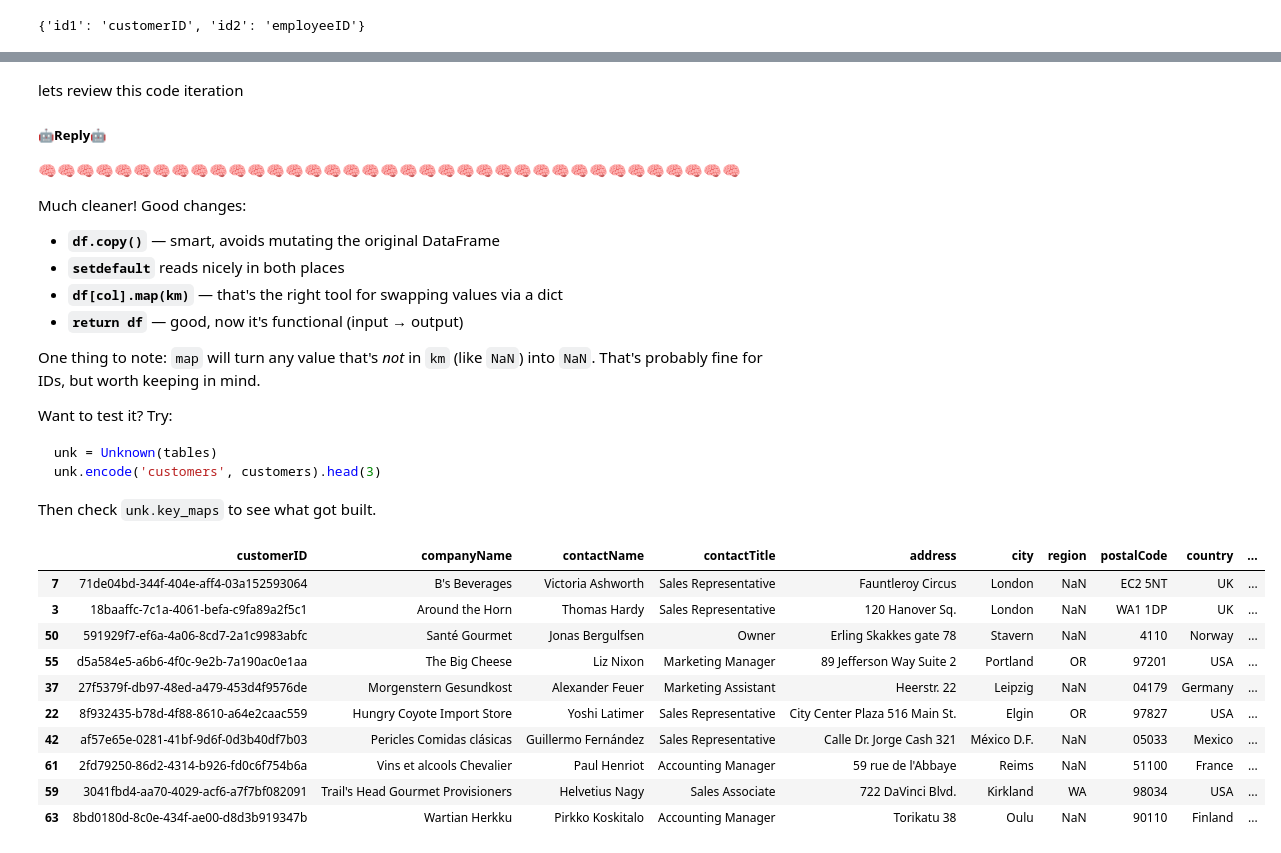
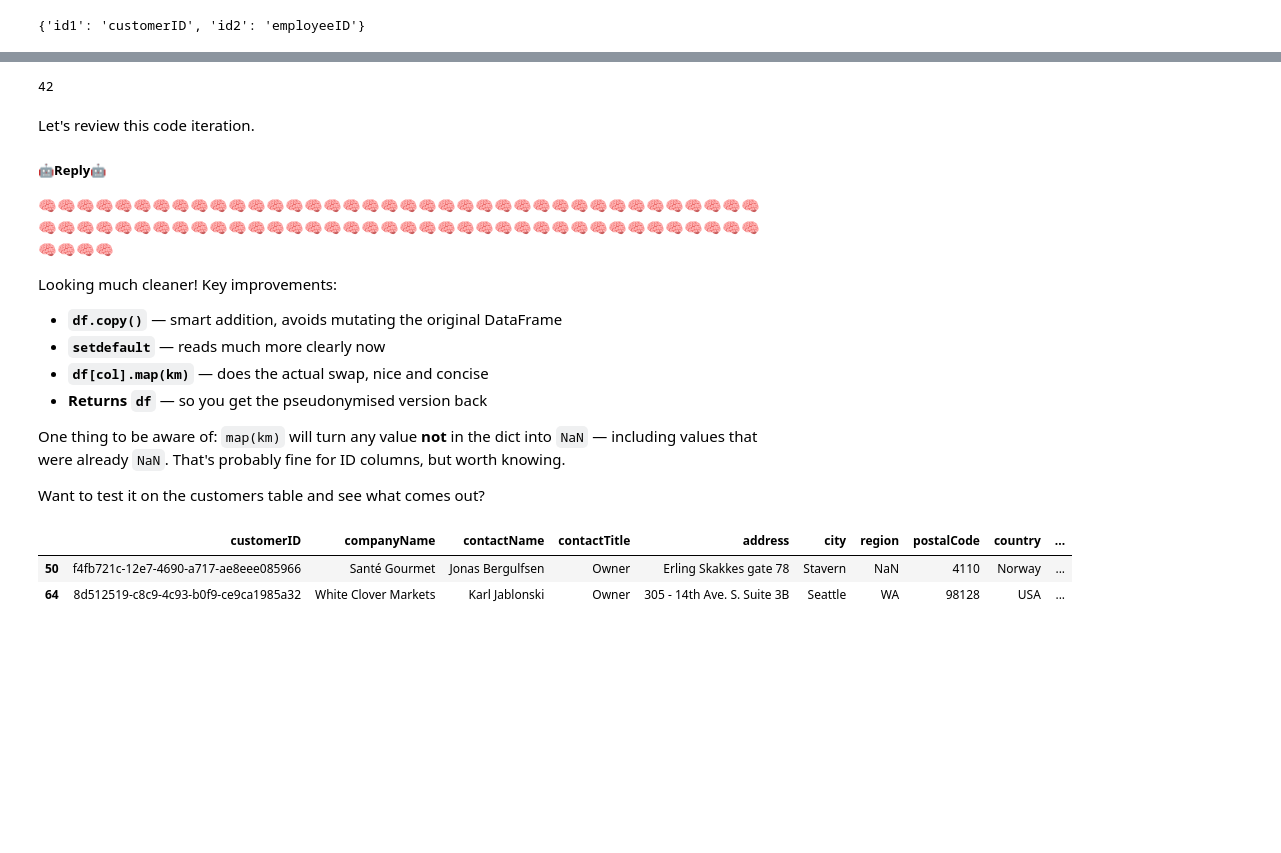
Before and after one commit to giordafrancis/cloakdf, a Jupyter notebook: nbs/00_core.ipynb, the cells around one changed output, grey strips where cells are left out. Drawn from its saved outputs; the diff is of its cells as text; code cells hidden in the pictures; blank space fills up the shorter version.

````diff
--- a/nbs/00_core.ipynb
+++ b/nbs/00_core.ipynb
@@ -309,3 +151,0 @@ Try building a dict of `{original_value: uuid}` for the `customerID` column —
-# %%
-ids = {k: v for k, v in tables['customers'].items() if k.startswith('id')}
-ids
@@ -454,3 +274,9 @@ Ready to update your class with `setdefault`?
+# %%
+d = {}
+d.setdefault('x', 42)   # 'x' not in d, so it sets d['x'] = 42 and returns 42
+d.setdefault('x', 99)   # 'x' already in d, so it does nothing and returns 42
+# %% [output]
+42
 # %%
 class Unknown(object):
     def __init__(self, tables):
@@ -468,41 +294,27 @@ class Unknown(object):
         return df
     def decode(self, name,df): pass
 # %% [markdown]
-lets review this code iteration
+Let's review this code iteration.
 
 ##### 🤖Reply🤖<!-- SOLVEIT_SEPARATOR_7f3a9b2c -->
 
-🧠🧠🧠🧠🧠🧠🧠🧠🧠🧠🧠🧠🧠🧠🧠🧠🧠🧠🧠🧠🧠🧠🧠🧠🧠🧠🧠🧠🧠🧠🧠🧠🧠🧠🧠🧠🧠
+🧠🧠🧠🧠🧠🧠🧠🧠🧠🧠🧠🧠🧠🧠🧠🧠🧠🧠🧠🧠🧠🧠🧠🧠🧠🧠🧠🧠🧠🧠🧠🧠🧠🧠🧠🧠🧠🧠🧠🧠🧠🧠🧠🧠🧠🧠🧠🧠🧠🧠🧠🧠🧠🧠🧠🧠🧠🧠🧠🧠🧠🧠🧠🧠🧠🧠🧠🧠🧠🧠🧠🧠🧠🧠🧠🧠🧠🧠🧠🧠
 
-Much cleaner! Good changes:
+Looking much cleaner! Key improvements:
 
-- **`df.copy()`** — smart, avoids mutating the original DataFrame
-- **`setdefault`** reads nicely in both places
-- **`df[col].map(km)`** — that's the right tool for swapping values via a dict
-- **`return df`** — good, now it's functional (input → output)
+- **`df.copy()`** — smart addition, avoids mutating the original DataFrame
+- **`setdefault`** — reads much more clearly now
+- **`df[col].map(km)`** — does the actual swap, nice and concise
+- **Returns `df`** — so you get the pseudonymised version back
 
-One thing to note: `map` will turn any value that's *not* in `km` (like `NaN`) into `NaN`. That's probably fine for IDs, but worth keeping in mind.
+One thing to be aware of: `map(km)` will turn any value **not** in the dict into `NaN` — including values that were already `NaN`. That's probably fine for ID columns, but worth knowing.
 
-Want to test it? Try:
-```python
-unk = Unknown(tables)
-unk.encode('customers', customers).head(3)
-```
-
-Then check `unk.key_maps` to see what got built.
+Want to test it on the customers table and see what comes out?
 # %%
 unk = Unknown(tables)
-unk.encode('customers', customers).sample(10)
+unk.encode('customers', customers).sample(2)
 # %% [output]
 |  | customerID | companyName | contactName | contactTitle | address | city | region | postalCode | country | ... |
-| 7 | 71de04bd-344f-404e-aff4-03a152593064 | B's Beverages | Victoria Ashworth | Sales Representative | Fauntleroy Circus | London | NaN | EC2 5NT | UK | ... |
-| 3 | 18baaffc-7c1a-4061-befa-c9fa89a2f5c1 | Around the Horn | Thomas Hardy | Sales Representative | 120 Hanover Sq. | London | NaN | WA1 1DP | UK | ... |
-| 50 | 591929f7-ef6a-4a06-8cd7-2a1c9983abfc | Santé Gourmet | Jonas Bergulfsen | Owner | Erling Skakkes gate 78 | Stavern | NaN | 4110 | Norway | ... |
-| 55 | d5a584e5-a6b6-4f0c-9e2b-7a190ac0e1aa | The Big Cheese | Liz Nixon | Marketing Manager | 89 Jefferson Way Suite 2 | Portland | OR | 97201 | USA | ... |
-| 37 | 27f5379f-db97-48ed-a479-453d4f9576de | Morgenstern Gesundkost | Alexander Feuer | Marketing Assistant | Heerstr. 22 | Leipzig | NaN | 04179 | Germany | ... |
-| 22 | 8f932435-b78d-4f88-8610-a64e2caac559 | Hungry Coyote Import Store | Yoshi Latimer | Sales Representative | City Center Plaza 516 Main St. | Elgin | OR | 97827 | USA | ... |
-| 42 | af57e65e-0281-41bf-9d6f-0d3b40df7b03 | Pericles Comidas clásicas | Guillermo Fernández | Sales Representative | Calle Dr. Jorge Cash 321 | México D.F. | NaN | 05033 | Mexico | ... |
-| 61 | 2fd79250-86d2-4314-b926-fd0c6f754b6a | Vins et alcools Chevalier | Paul Henriot | Accounting Manager | 59 rue de l'Abbaye | Reims | NaN | 51100 | France | ... |
-| 59 | 3041fbd4-aa70-4029-acf6-a7f7bf082091 | Trail's Head Gourmet Provisioners | Helvetius Nagy | Sales Associate | 722 DaVinci Blvd. | Kirkland | WA | 98034 | USA | ... |
-| 63 | 8bd0180d-8c0e-434f-ae00-d8d3b919347b | Wartian Herkku | Pirkko Koskitalo | Accounting Manager | Torikatu 38 | Oulu | NaN | 90110 | Finland | ... |
+| 50 | f4fb721c-12e7-4690-a717-ae8eee085966 | Santé Gourmet | Jonas Bergulfsen | Owner | Erling Skakkes gate 78 | Stavern | NaN | 4110 | Norway | ... |
+| 64 | 8d512519-c8c9-4c93-b0f9-ce9ca1985a32 | White Clover Markets | Karl Jablonski | Owner | 305 - 14th Ave. S. Suite 3B | Seattle | WA | 98128 | USA | ... |
 # %% [markdown]
````
Also changed, not shown: parts of 59 cells of this notebook, 2 other files.
